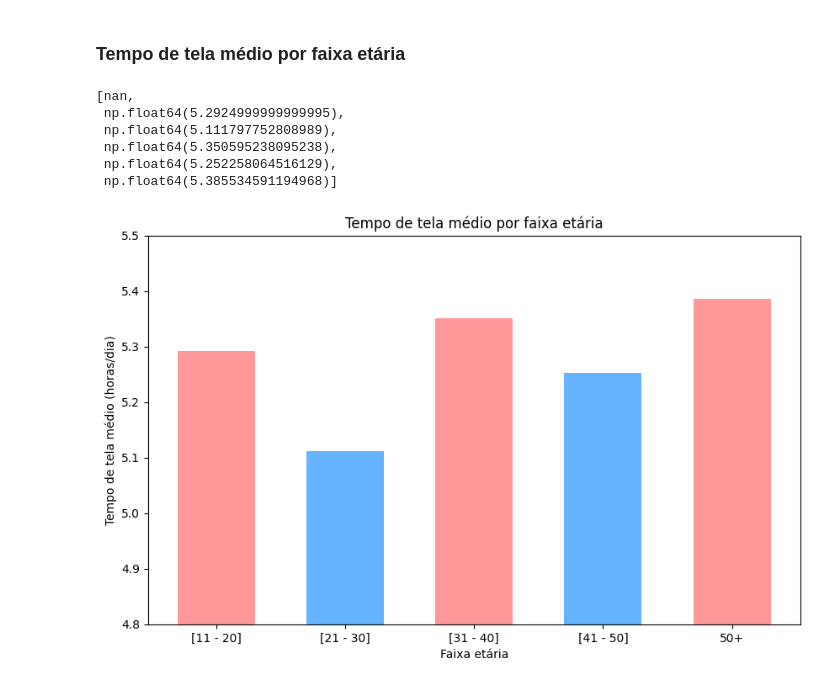
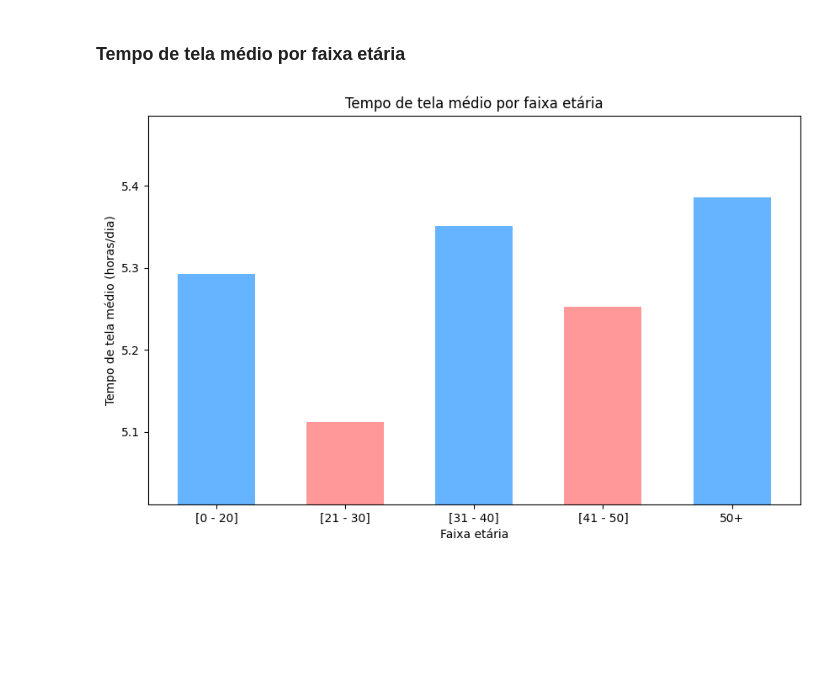
Before and after one commit to ViniciusLeoniGoncalves/Projeto-final-Org-Dados, a Jupyter notebook: analysis/analysis.ipynb, the cells around one changed output. Drawn from its saved outputs; the diff is of its cells as text; code cells hidden in the pictures; blank space fills up the shorter version.

```diff
--- a/analysis/analysis.ipynb
+++ b/analysis/analysis.ipynb
@@ -252,12 +252,11 @@ plt.show()
 ### Tempo de tela médio por faixa etária
 # %%
 # Configuração dos filtros de idade
-df_filtered_1 = df[df['Age'] <= 10]
-df_filtered_2 = df[(df['Age'] > 10) & (df['Age'] <= 20)]
-df_filtered_3 = df[(df['Age'] > 20) & (df['Age'] <= 30)]
-df_filtered_4 = df[(df['Age'] > 30) & (df['Age'] <= 40)]
-df_filtered_5 = df[(df['Age'] > 40) & (df['Age'] <= 50)]
-df_filtered_6 = df[(df['Age'] > 50)]
+df_filtered_1 = df[df['Age'] <= 20]
+df_filtered_2 = df[(df['Age'] > 20) & (df['Age'] <= 30)]
+df_filtered_3 = df[(df['Age'] > 30) & (df['Age'] <= 40)]
+df_filtered_4 = df[(df['Age'] > 40) & (df['Age'] <= 50)]
+df_filtered_5 = df[(df['Age'] > 50)]
 # %%
 # Calcular a média do tempo de tela para cada filtro de idade
 mean_filtered_1 = df_filtered_1['Screen On Time (hours/day)'].mean()
@@ -269,28 +267,29 @@ mean_filtered_6 = df_filtered_6['Screen On Time (hours/day)'].mean()
 # %%
 # Definição dos eixos do gráfico
-x = ['[0 - 10]', '[11 - 20]', '[21 - 30]', '[31 - 40]', '[41 - 50]', '50+']
-y = [mean_filtered_1, mean_filtered_2, mean_filtered_3, mean_filtered_4, mean_filtered_5, mean_filtered_6]
+x = ['[0 - 20]', '[21 - 30]', '[31 - 40]', '[41 - 50]', '50+']
+y = [
+    mean_filtered_1,
+    mean_filtered_2,
+    mean_filtered_3,
+    mean_filtered_4,
+    mean_filtered_5
+]
+y = [0 if pd.isna(val) else val for val in y]   # Substitui NaN por 0
 
 fig, ax = plt.subplots(figsize = (10, 6))
 ax.bar( # Configura o grafico de barras
     x,
     y,
     color = ['#66b3ff', '#ff9999'],
     width = 0.6
 )
 
 # Personalizar o gráfico
 plt.title('Tempo de tela médio por faixa etária')
 plt.xlabel('Faixa etária')
 plt.ylabel('Tempo de tela médio (horas/dia)')
-ax.set_ylim([4.8, 5.5])   # Ajusta o intervalo do eixo y
+ax.set_ylim([min(y) - 0.1, max(y) + 0.1])   # Ajusta o intervalo do eixo y
 
-y
+plt.show()
 # %% [output]
-[nan,
- np.float64(5.2924999999999995),
- np.float64(5.111797752808989),
- np.float64(5.350595238095238),
- np.float64(5.252258064516129),
- np.float64(5.385534591194968)]
-[figure, old version]
+[figure, new version]
```
Also changed, not shown: parts of 1 cell of this notebook, 1 other file.
